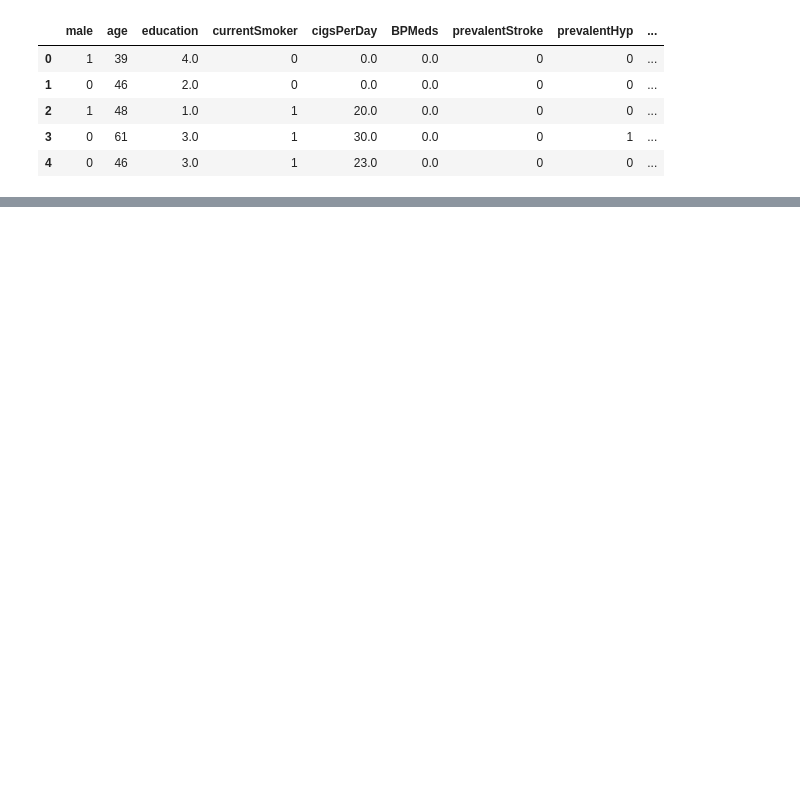
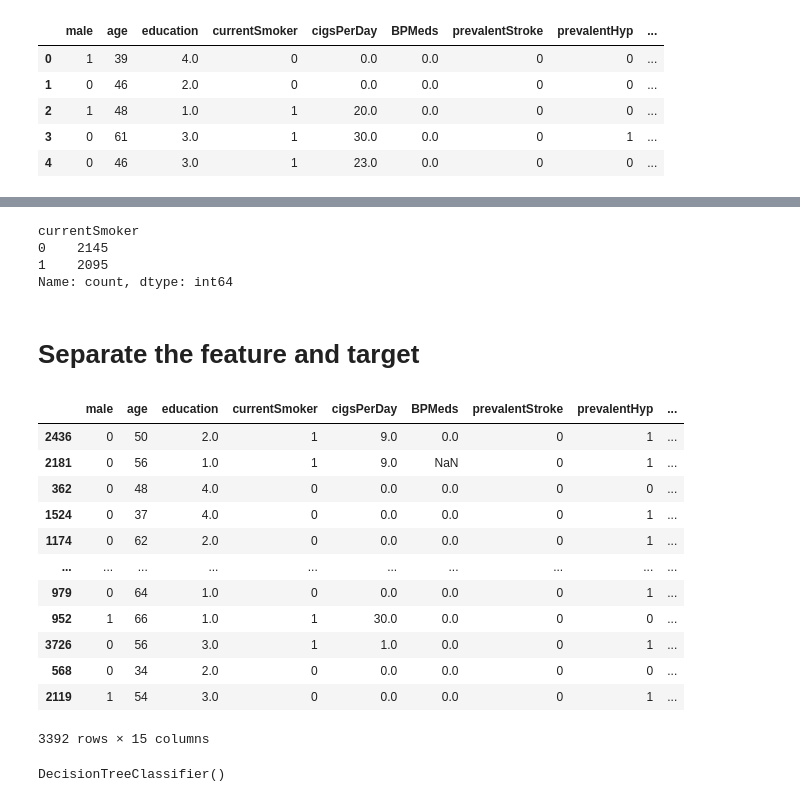
Before and after one commit to WarnerVance/CP2-ML, a Jupyter notebook: Intro to ML Notes/main.ipynb, the cells around one changed output, grey strips where cells are left out. Saved outputs shown, nothing was run; the diff lists cells and outputs as text; code cells hidden in the pictures; blank space fills up the shorter version.

```diff
--- a/Intro to ML Notes/main.ipynb
+++ b/Intro to ML Notes/main.ipynb
@@ -16,0 +61,7 @@ df.head()
+# %%
+df['currentSmoker'].value_counts()
+# %% [output]
+currentSmoker
+0    2145
+1    2095
+Name: count, dtype: int64
@@ -16,0 +70,21 @@ df.head()
+# %% [markdown]
+# Separate the feature and target
+# %%
+X = df.drop('TenYearCHD', axis = 1)
+y = df['TenYearCHD']
+X_train, X_test, y_train, y_test = train_test_split(X, y, test_size=0.2, random_state=413) # The random state is set to 413 to ensure reproducibility
+X_train
+# %% [output]
+|  | male | age | education | currentSmoker | cigsPerDay | BPMeds | prevalentStroke | prevalentHyp | ... |
+| 2436 | 0 | 50 | 2.0 | 1 | 9.0 | 0.0 | 0 | 1 | ... |
+| 2181 | 0 | 56 | 1.0 | 1 | 9.0 | NaN | 0 | 1 | ... |
+| 362 | 0 | 48 | 4.0 | 0 | 0.0 | 0.0 | 0 | 0 | ... |
+| 1524 | 0 | 37 | 4.0 | 0 | 0.0 | 0.0 | 0 | 1 | ... |
+| 1174 | 0 | 62 | 2.0 | 0 | 0.0 | 0.0 | 0 | 1 | ... |
+| ... | ... | ... | ... | ... | ... | ... | ... | ... | ... |
+| 979 | 0 | 64 | 1.0 | 0 | 0.0 | 0.0 | 0 | 1 | ... |
+| 952 | 1 | 66 | 1.0 | 1 | 30.0 | 0.0 | 0 | 0 | ... |
+| 3726 | 0 | 56 | 3.0 | 1 | 1.0 | 0.0 | 0 | 1 | ... |
+| 568 | 0 | 34 | 2.0 | 0 | 0.0 | 0.0 | 0 | 0 | ... |
+| 2119 | 1 | 54 | 3.0 | 0 | 0.0 | 0.0 | 0 | 1 | ... |
+3392 rows × 15 columns
@@ -16,0 +93,5 @@ df.head()
+# %%
+dt = DecisionTreeClassifier()
+dt.fit(X_train, y_train)
+# %% [output]
+DecisionTreeClassifier()
```
Also changed, not shown: parts of 9 cells of this notebook.
